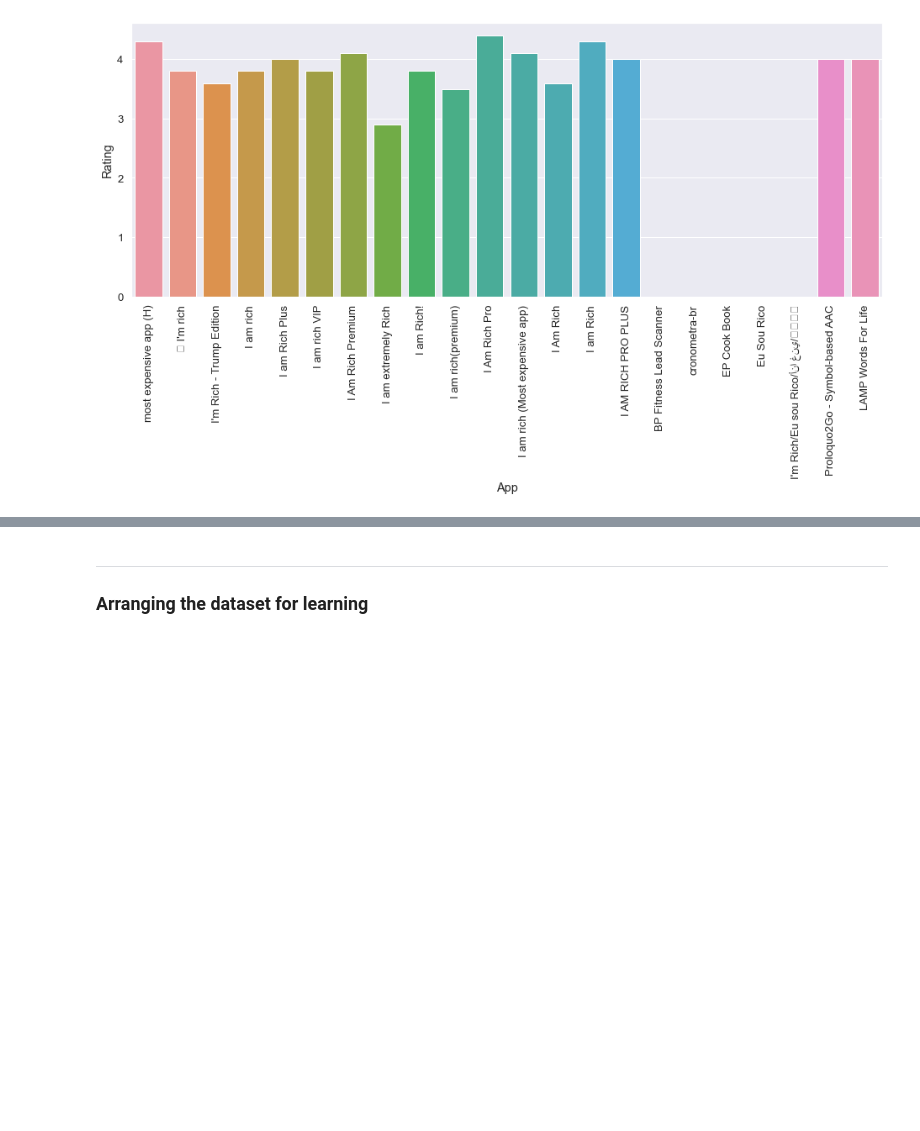
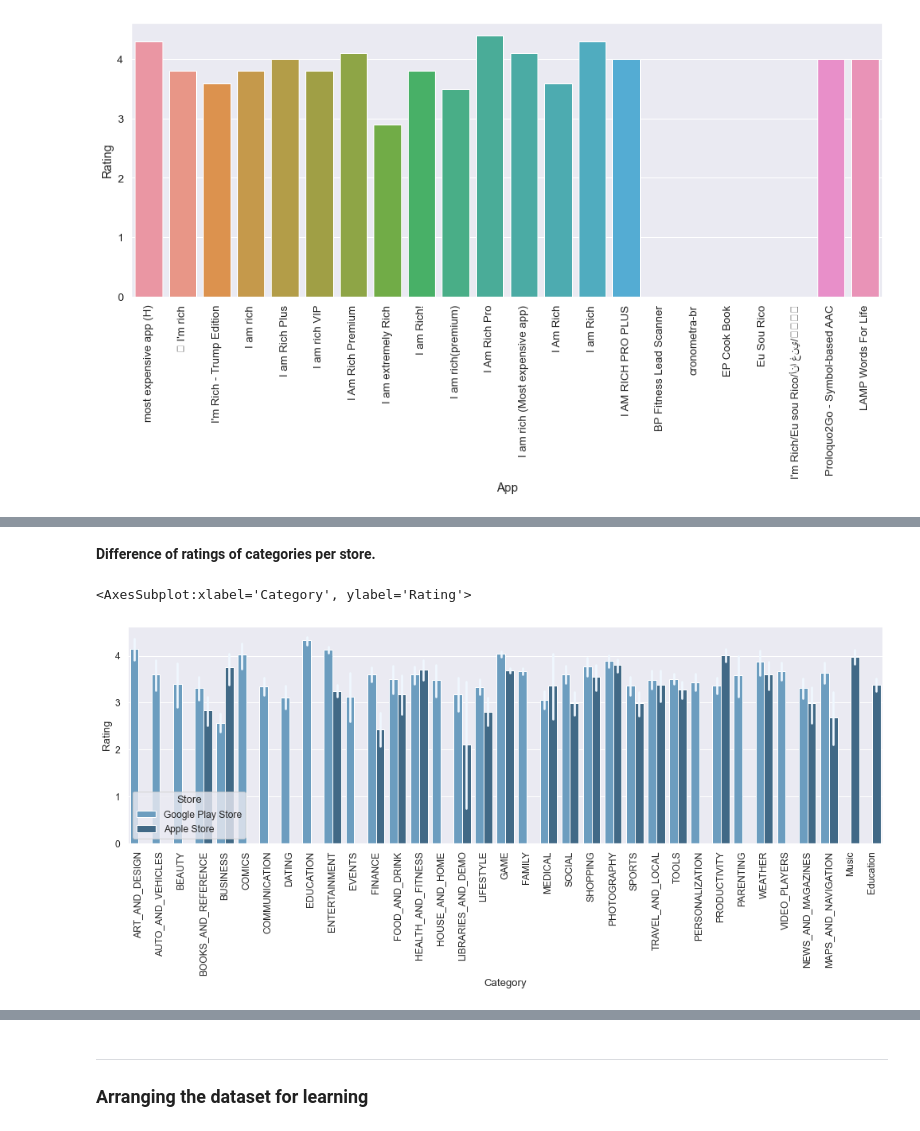
Before and after one commit to AmerTaha1/Fri-Group, a Jupyter notebook: ShadyBartakh/Data Analysis Project/Project.ipynb, the cells around one changed output, grey strips where cells are left out. Drawn from its saved outputs; the diff is of its cells as text; code cells hidden in the pictures; blank space fills up the shorter version.

Commit message:
Data Analysis Project

```diff
--- a/ShadyBartakh/Data Analysis Project/Project.ipynb
+++ b/ShadyBartakh/Data Analysis Project/Project.ipynb
@@ -390,9 +395,9 @@ cat_dict={'Games':'GAME', 'Productivity':'PRODUCTIVITY', 'Weather':'WEATHER', 'S
           'Reference':'BOOKS_AND_REFERENCE', 'Finance':'FINANCE', 'Music':'Music', 'Utilities':'TOOLS',
           'Travel':'TRAVEL_AND_LOCAL', 'Social Networking':'SOCIAL', 'Sports':'SPORTS', 'Business':'BUSINESS',
           'Health & Fitness':'HEALTH_AND_FITNESS', 'Entertainment':'ENTERTAINMENT', 'Photo & Video':'PHOTOGRAPHY',
-          'Navigation':'MAPS_AND_NAVIGATION', 'Education':'Education', 'Lifestyle':'LIFESTYLE', 'Food & Drink':'FOOD_AND_DRINK',
-          'News':'NEWS_AND_MAGAZINES', 'Book':'BOOKS_AND_REFERENCE', 'Medical': 'MEDICAL',
-          'Catalogs':'LIBRARIES_AND_DEMO'}
+          'Navigation':'MAPS_AND_NAVIGATION', 'Education':'Education', 'Lifestyle':'LIFESTYLE',
+          'Food & Drink':'FOOD_AND_DRINK', 'News':'NEWS_AND_MAGAZINES', 'Book':'BOOKS_AND_REFERENCE',
+          'Medical': 'MEDICAL', 'Catalogs':'LIBRARIES_AND_DEMO'}
 df_iOS.prime_genre=df_iOS.prime_genre.map(cat_dict)
 df_iOS.prime_genre.sample(10)
 # %% [output]
@@ -570,0 +598,10 @@ sns.barplot(x='App', y='Rating', data=df_app[df_app.price_USD>100])
+# %% [markdown]
+**Difference of ratings of categories per store.**
+# %%
+# Visualising above finding
+sns.set(rc={'figure.figsize': [17,5]}, font_scale=1.1)
+plt.xticks(rotation=90)
+sns.barplot(data=df_app, x='Category', y='Rating', hue='Store', errcolor='aliceblue', palette='Blues_d')
+# %% [output]
+<AxesSubplot:xlabel='Category', ylabel='Rating'>
+[figure, added]
```
Also changed, not shown: parts of 21 cells of this notebook, 3 other files.
